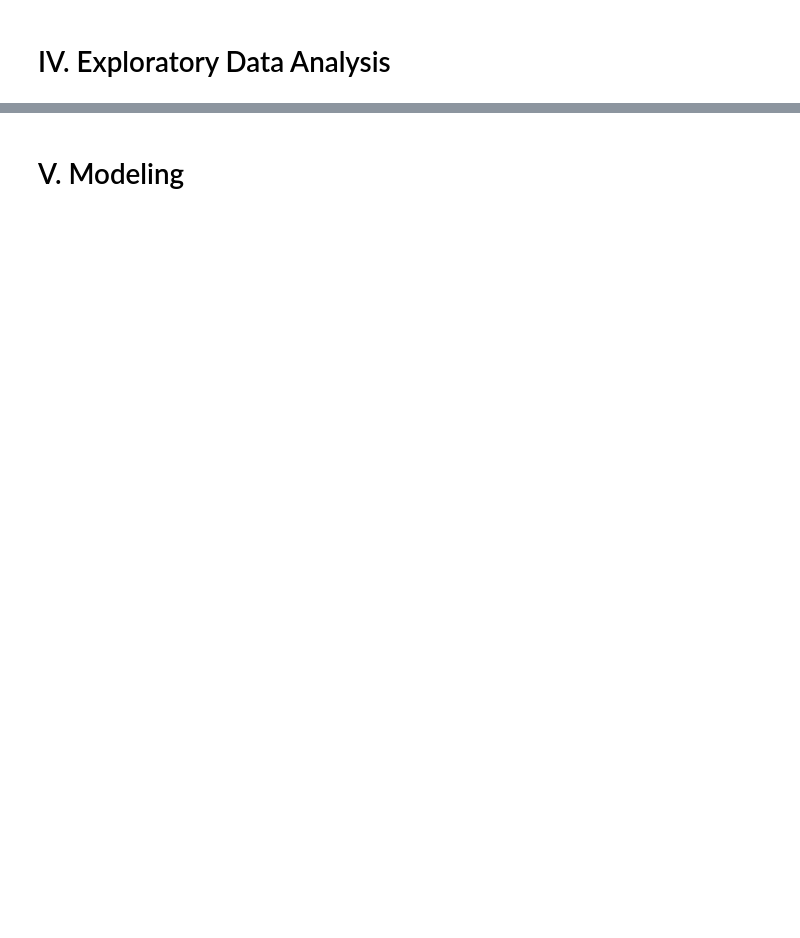
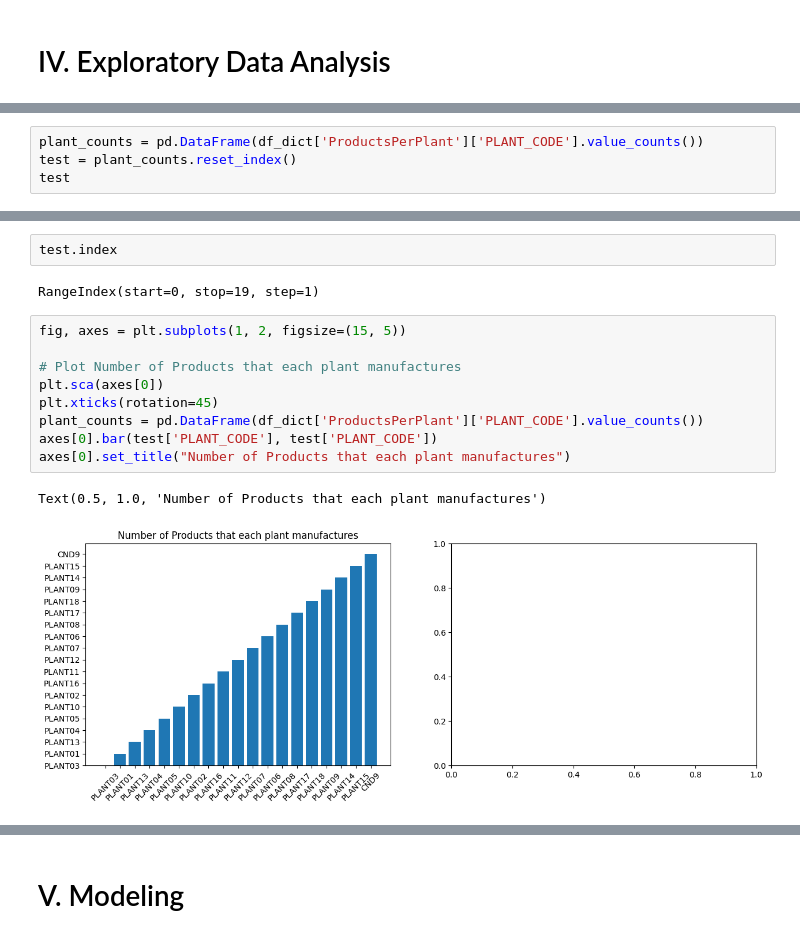
Before and after one commit to petrugeral/Supply_Optimization, a Jupyter notebook: workspace.ipynb, the cells around one changed output, grey strips where cells are left out. Saved outputs shown, nothing was run; the diff lists cells and outputs as text; blank space fills up the shorter version.

```diff
--- a/workspace.ipynb
+++ b/workspace.ipynb
@@ -43,0 +239,4 @@ df_dict['OrderList']
+# %%
+plant_counts = pd.DataFrame(df_dict['ProductsPerPlant']['PLANT_CODE'].value_counts())
+test = plant_counts.reset_index()
+test
@@ -43,0 +284,16 @@ df_dict['OrderList']
+# %%
+test.index
+# %% [output]
+RangeIndex(start=0, stop=19, step=1)
+# %%
+fig, axes = plt.subplots(1, 2, figsize=(15, 5))
+
+# Plot Number of Products that each plant manufactures
+plt.sca(axes[0])
+plt.xticks(rotation=45)
+plant_counts = pd.DataFrame(df_dict['ProductsPerPlant']['PLANT_CODE'].value_counts())
+axes[0].bar(test['PLANT_CODE'], test['PLANT_CODE'])
+axes[0].set_title("Number of Products that each plant manufactures")
+# %% [output]
+Text(0.5, 1.0, 'Number of Products that each plant manufactures')
+[figure, added]
```
Also changed, not shown: parts of 21 cells of this notebook.
